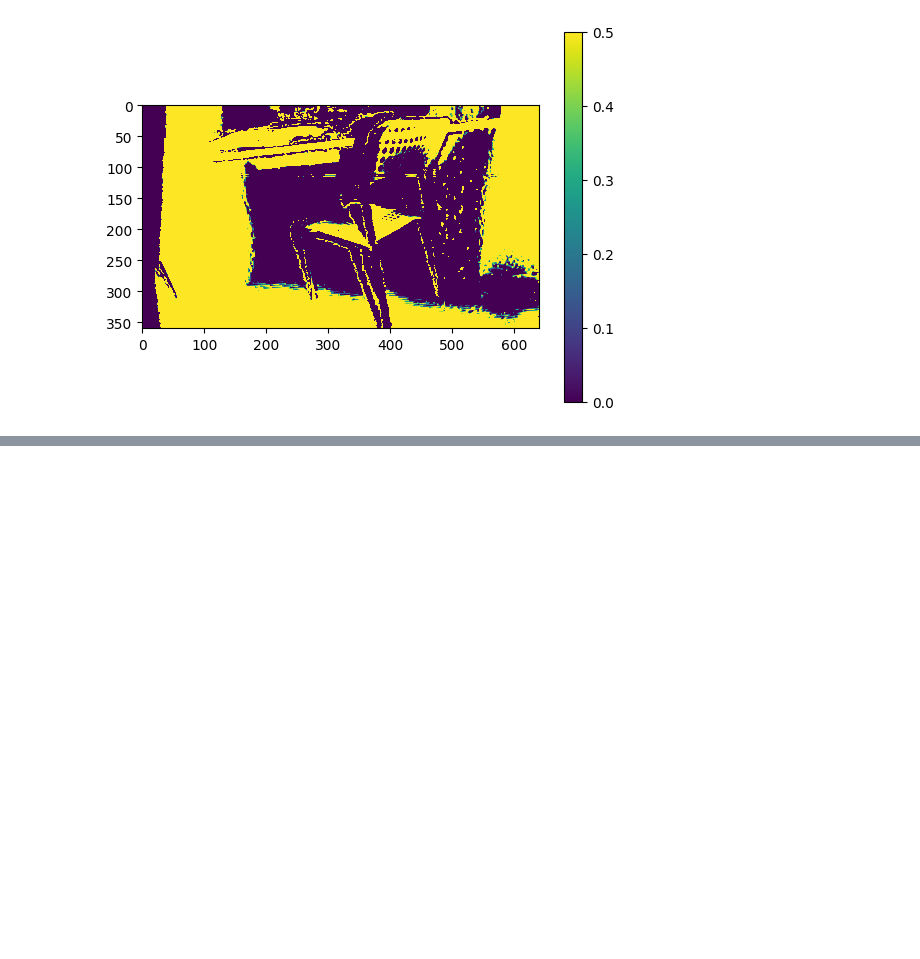
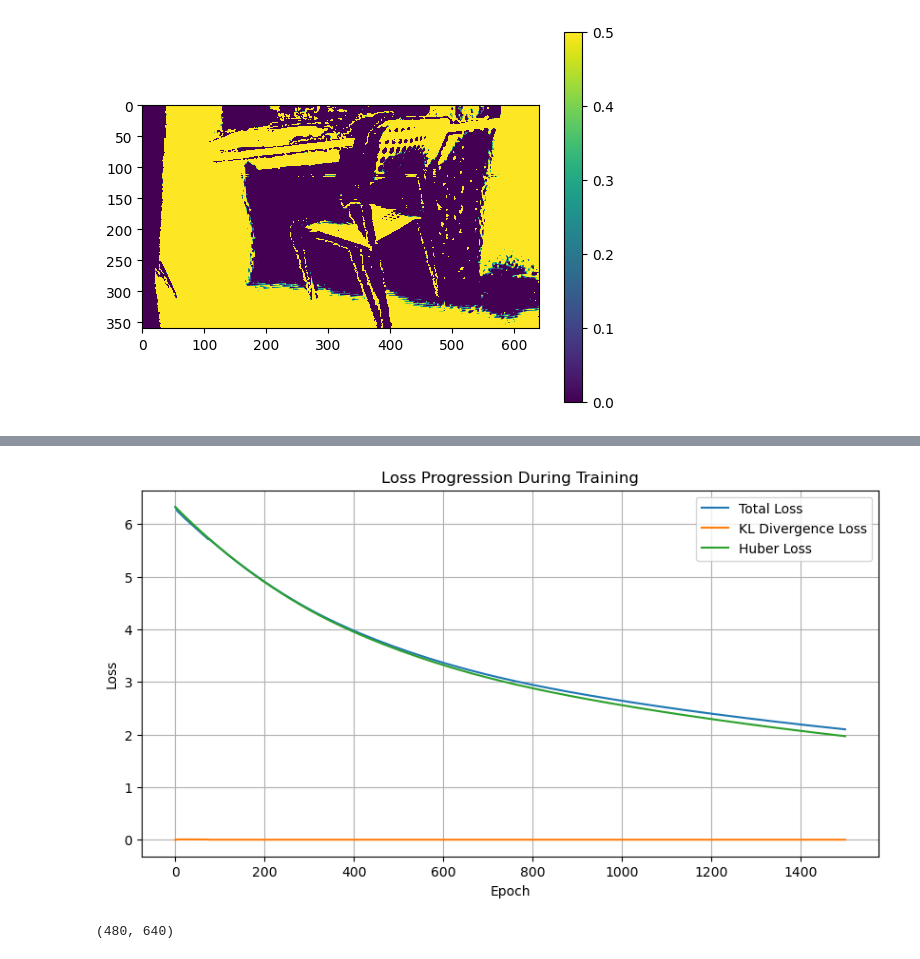
Before and after one commit to WEIIEW97/disp-refine-by-OT, a Jupyter notebook: research.ipynb, the cells around one changed output, grey strips where cells are left out. Drawn from its saved outputs; the diff is of its cells as text; code cells hidden in the pictures; blank space fills up the shorter version.

```diff
--- a/research.ipynb
+++ b/research.ipynb
@@ -495,0 +548,4 @@ figure_show(trans_agg_restore-scaled_agg, 0, 0, 0.5)
+# %%
+xs = torch.tensor(optimal_t_r, dtype=torch.float32).unsqueeze(0).clone().detach().requires_grad_(True)
+xt = torch.tensor(raw_disp, dtype=torch.float32).unsqueeze(0)
+xd = torch.tensor(dl, dtype=torch.float32).unsqueeze(0)
@@ -495,0 +557,20 @@ figure_show(trans_agg_restore-scaled_agg, 0, 0, 0.5)
+# %%
+KLOptim.train(1500)
+# %%
+plt.figure(figsize=(10, 5))
+plt.plot(KLOptim.total_losses, label='Total Loss')
+plt.plot(KLOptim.kl_losses, label='KL Divergence Loss')
+plt.plot(KLOptim.huber_losses, label='Huber Loss')
+plt.xlabel('Epoch')
+plt.ylabel('Loss')
+plt.title('Loss Progression During Training')
+plt.legend()
+plt.grid(True)
+plt.show()
+# %% [output]
+[figure, added]
+# %%
+o_t = KLOptim.xs.cpu().squeeze(0).detach().numpy()
+print(o_t.shape)
+# %% [output]
+(480, 640)
```
Also changed, not shown: parts of 16 cells of this notebook, 6 other files.
